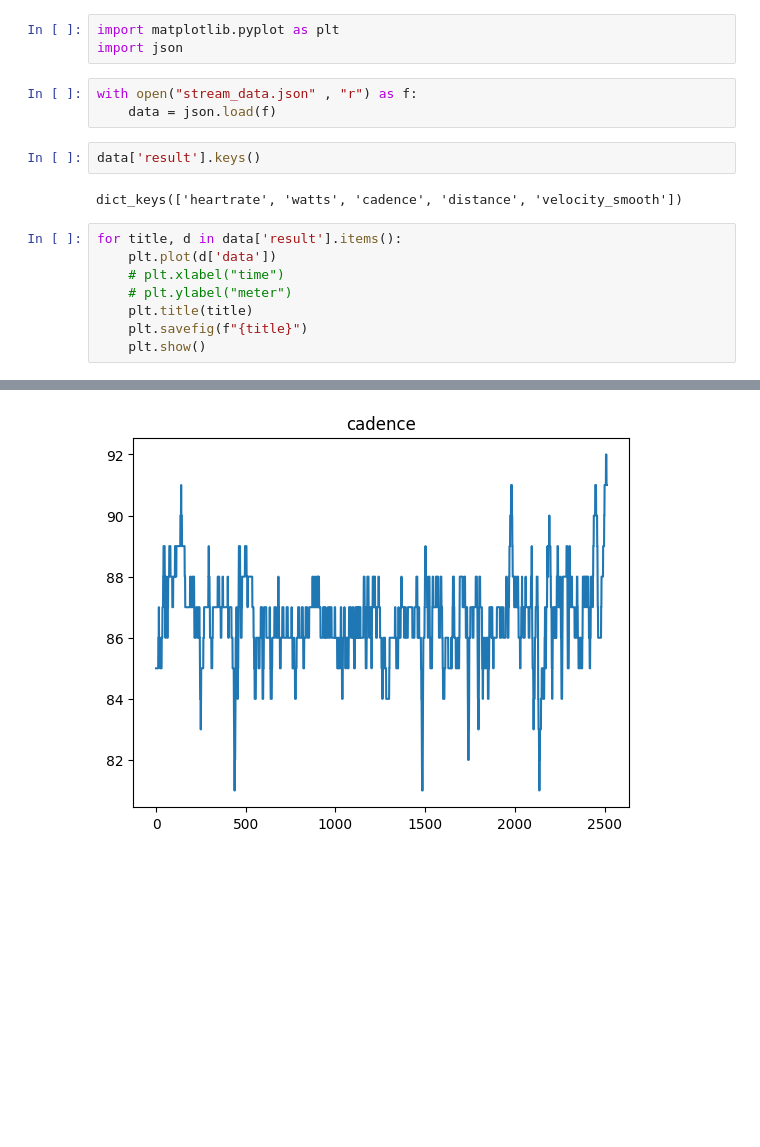
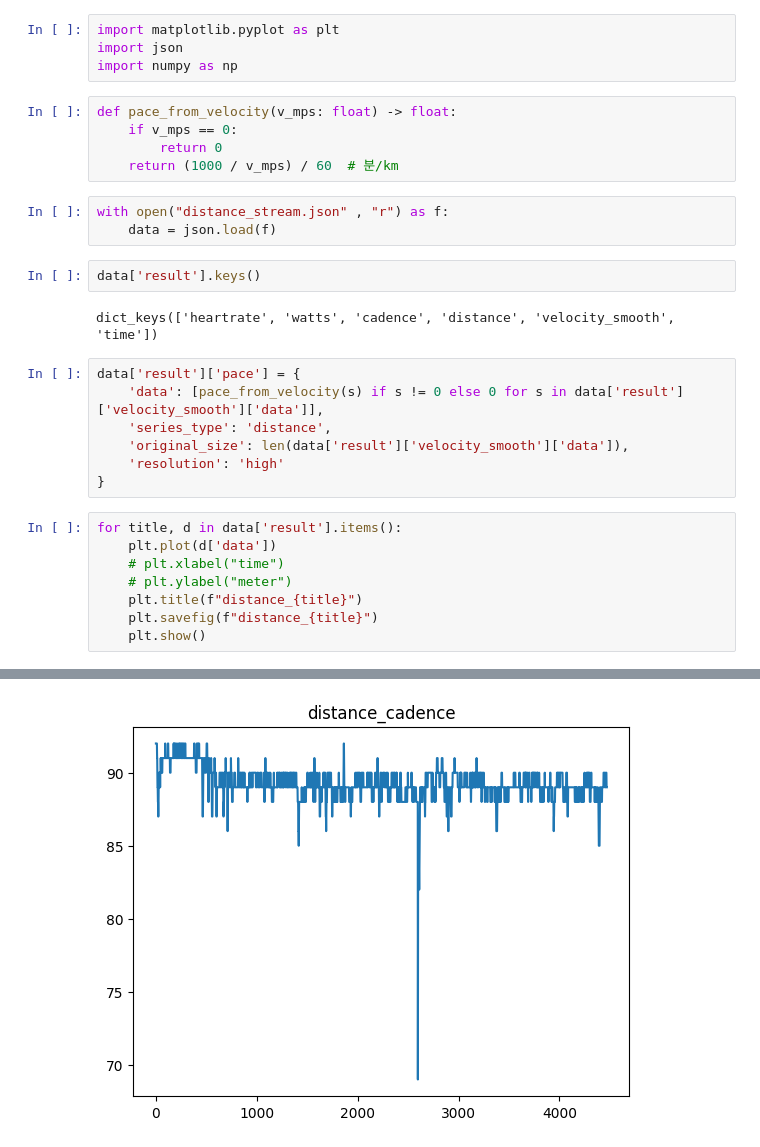
Before and after one commit to skyfall0119/fastapi_study, a Jupyter notebook: strava_api/check_data/test.ipynb, the cells around one changed output, grey strips where cells are left out. Drawn from its saved outputs; the diff is of its cells as text; blank space fills up the shorter version.

Commit message:
checking strava distance_data

```diff
--- a/strava_api/check_data/test.ipynb
+++ b/strava_api/check_data/test.ipynb
@@ -1,19 +1,32 @@
 # %%
 import matplotlib.pyplot as plt
 import json
+import numpy as np
+# %%
+def pace_from_velocity(v_mps: float) -> float:
+    if v_mps == 0:
+        return 0
+    return (1000 / v_mps) / 60  # 분/km
 # %%
-with open("stream_data.json" , "r") as f:
+with open("distance_stream.json" , "r") as f:
     data = json.load(f)
 # %%
 data['result'].keys()
 # %% [output]
-dict_keys(['heartrate', 'watts', 'cadence', 'distance', 'velocity_smooth'])
+dict_keys(['heartrate', 'watts', 'cadence', 'distance', 'velocity_smooth', 'time'])
+# %%
+data['result']['pace'] = {
+    'data': [pace_from_velocity(s) if s != 0 else 0 for s in data['result']['velocity_smooth']['data']],
+    'series_type': 'distance',
+    'original_size': len(data['result']['velocity_smooth']['data']),
+    'resolution': 'high'
+}
 # %%
 for title, d in data['result'].items():
     plt.plot(d['data'])
     # plt.xlabel("time")
     # plt.ylabel("meter")
-    plt.title(title)
-    plt.savefig(f"{title}")
+    plt.title(f"distance_{title}")
+    plt.savefig(f"distance_{title}")
     plt.show()
 # %% [output]
@@ -22 +35 @@ for title, d in data['result'].items():
-[figure, old version]
+[figure, new version]
```
Also changed, not shown: parts of 2 cells of this notebook, 20 other files.
